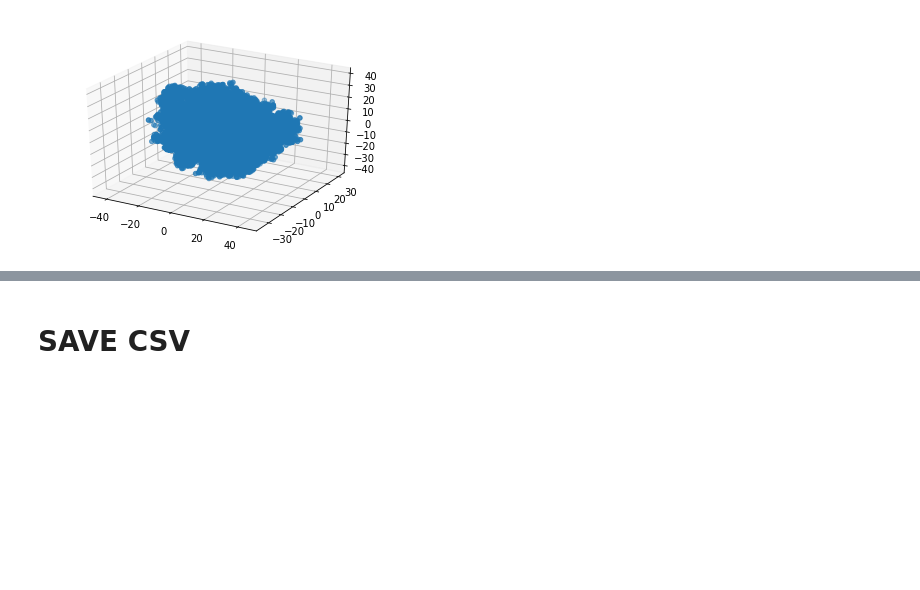
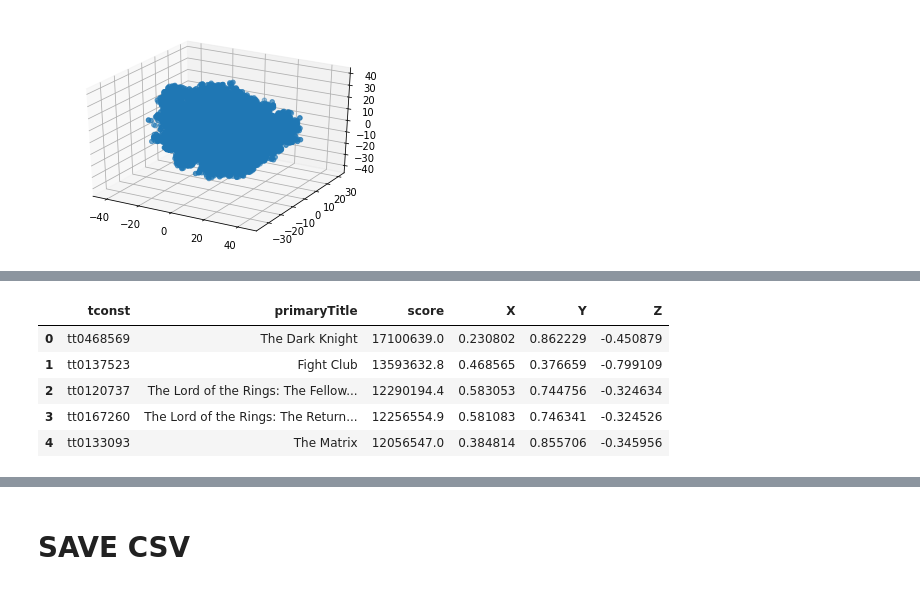
Before and after one commit to Coni63/webGL-movie, a Jupyter notebook: model/Model.ipynb, the cells around one changed output, grey strips where cells are left out. Saved outputs shown, nothing was run; the diff lists cells and outputs as text; code cells hidden in the pictures; blank space fills up the shorter version.

```diff
--- a/model/Model.ipynb
+++ b/model/Model.ipynb
@@ -297,0 +492,13 @@ plt.show()
+# %%
+end["X"] = x
+end["Y"] = y
+end["Z"] = z
+# %%
+end.head()
+# %% [output]
+|  | tconst | primaryTitle | score | X | Y | Z |
+| 0 | tt0468569 | The Dark Knight | 17100639.0 | 0.230802 | 0.862229 | -0.450879 |
+| 1 | tt0137523 | Fight Club | 13593632.8 | 0.468565 | 0.376659 | -0.799109 |
+| 2 | tt0120737 | The Lord of the Rings: The Fellow... | 12290194.4 | 0.583053 | 0.744756 | -0.324634 |
+| 3 | tt0167260 | The Lord of the Rings: The Return... | 12256554.9 | 0.581083 | 0.746341 | -0.324526 |
+| 4 | tt0133093 | The Matrix | 12056547.0 | 0.384814 | 0.855706 | -0.345956 |
```
Also changed, not shown: parts of 27 cells of this notebook, 7 other files.
